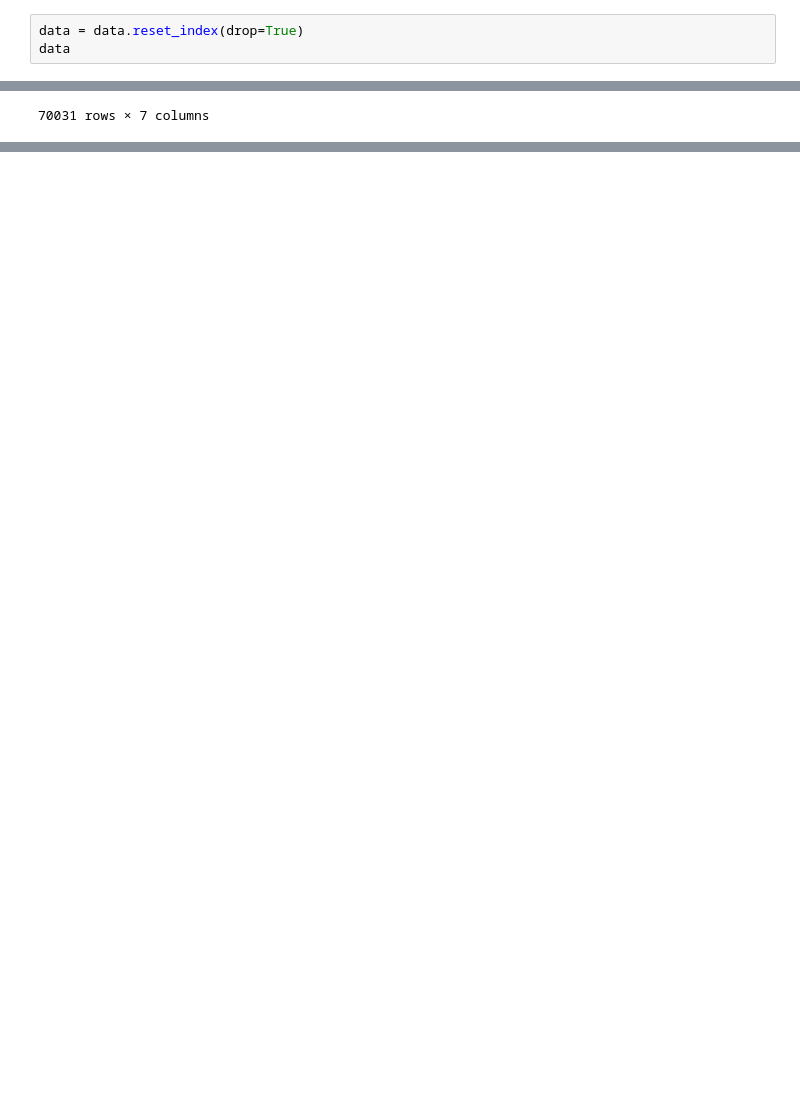
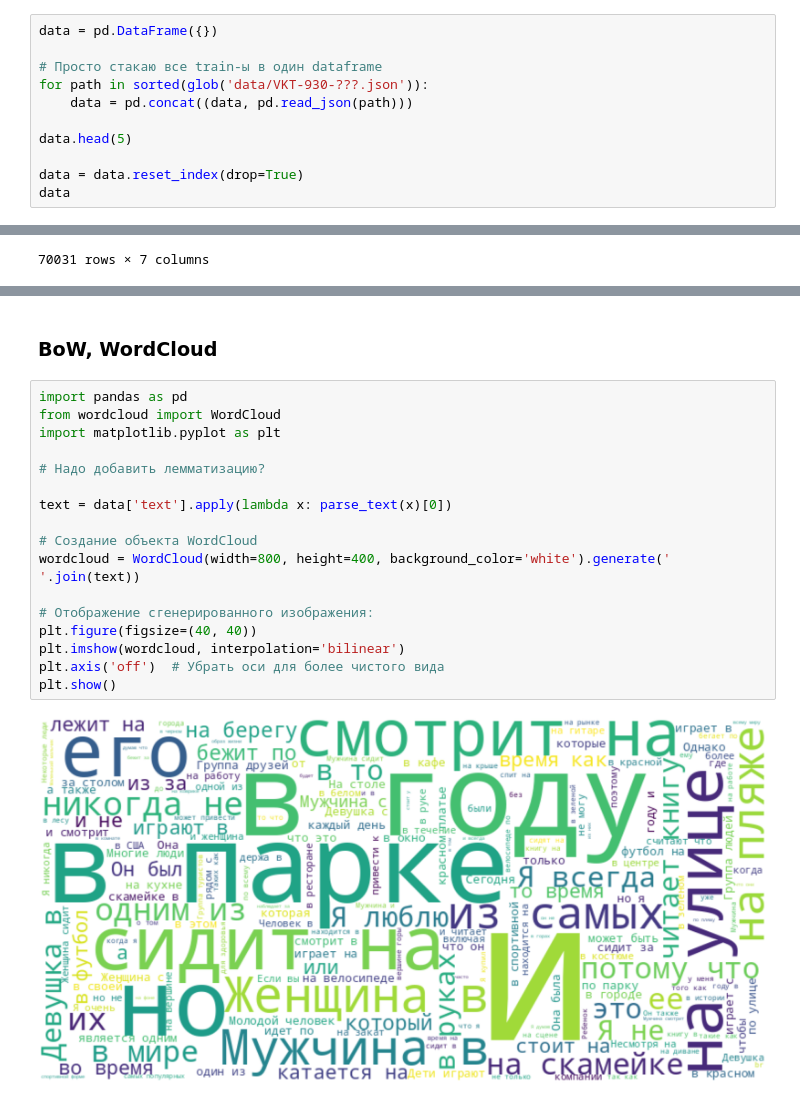
Before and after one commit to BlessedTatonka/semantic_embedder, a Jupyter notebook: simple_eda.ipynb, the cells around one changed output, grey strips where cells are left out. Drawn from its saved outputs; the diff is of its cells as text; blank space fills up the shorter version.

```diff
--- a/simple_eda.ipynb
+++ b/simple_eda.ipynb
@@ -228,6 +313,14 @@ Text(0, 0.5, '% data loss')
 # %% [markdown]
 ## EDA
 # %%
+data = pd.DataFrame({})
+
+# Просто стакаю все train-ы в один dataframe
+for path in sorted(glob('data/VKT-930-???.json')):
+    data = pd.concat((data, pd.read_json(path)))
+
+data.head(5)
+
 data = data.reset_index(drop=True)
 data
 # %% [output]
@@ -341,0 +435,21 @@ plt.legend(labels=['premise char length', 'hypothesis char length'])
+# %% [markdown]
+### BoW, WordCloud
+# %%
+import pandas as pd
+from wordcloud import WordCloud
+import matplotlib.pyplot as plt
+
+# Надо добавить лемматизацию?
+
+text = data['text'].apply(lambda x: parse_text(x)[0])
+
+# Создание объекта WordCloud
+wordcloud = WordCloud(width=800, height=400, background_color='white').generate(' '.join(text))
+
+# Отображение сгенерированного изображения:
+plt.figure(figsize=(40, 40))
+plt.imshow(wordcloud, interpolation='bilinear')
+plt.axis('off')  # Убрать оси для более чистого вида
+plt.show()
+# %% [output]
+[figure, added]
```
Also changed, not shown: parts of 26 cells of this notebook.
